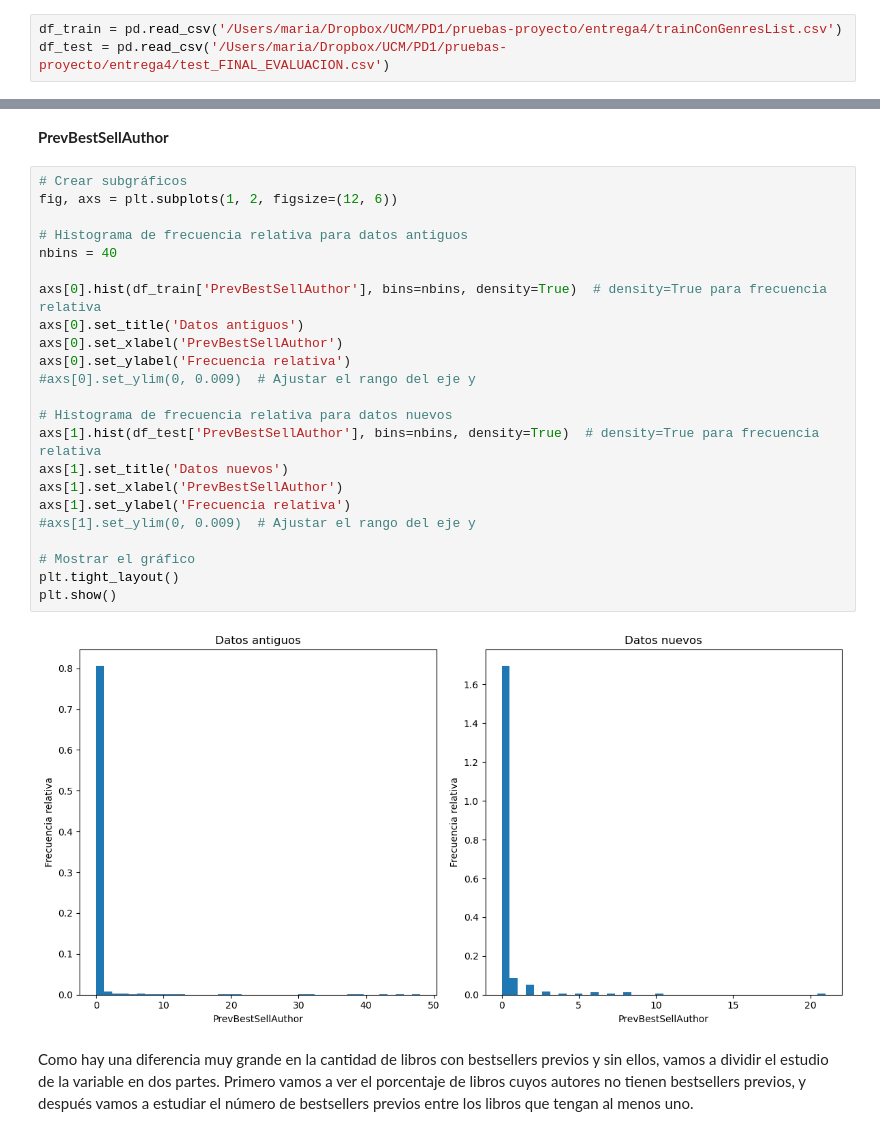
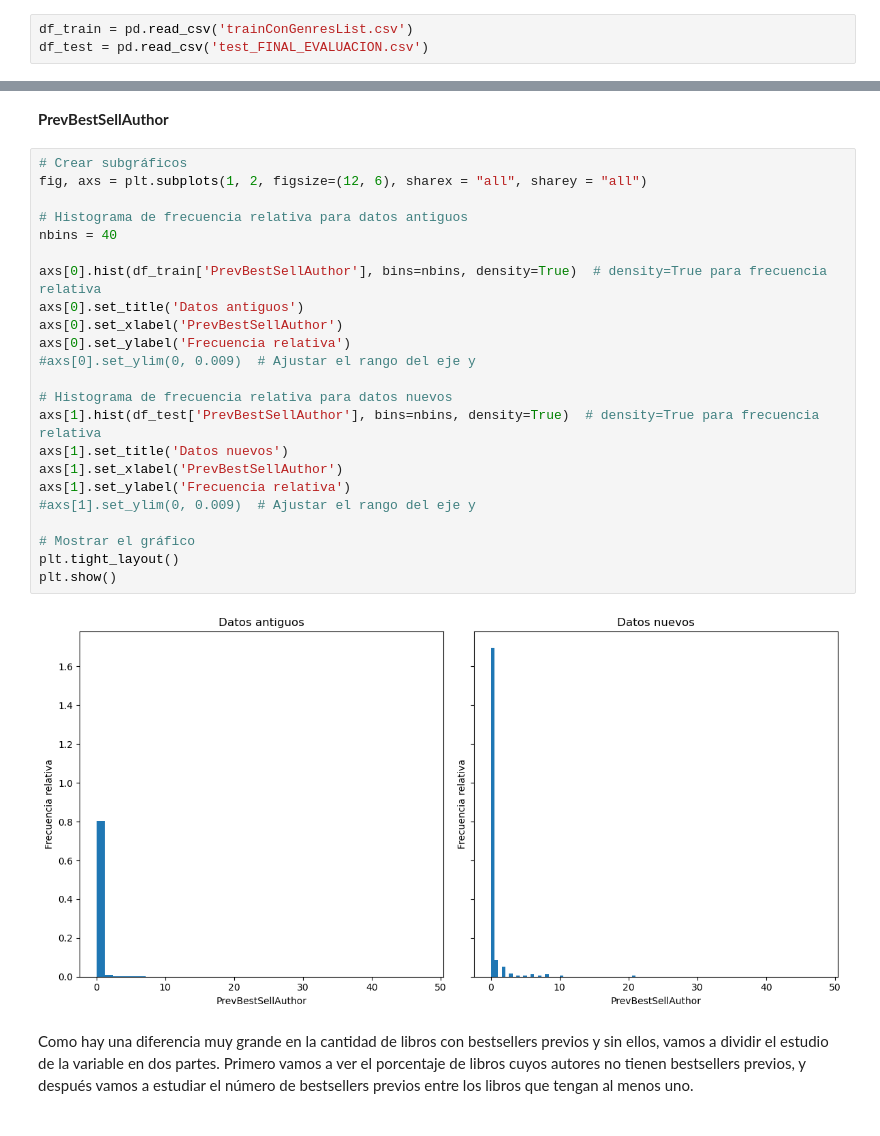
Before and after one commit to MMCCJJ/NOVELLA, a Jupyter notebook: exploracion/exploracion_variables_relevantes.ipynb, the cells around one changed output, grey strips where cells are left out. Cells and saved outputs as stored; diff of their text form.

```diff
--- a/exploracion/exploracion_variables_relevantes.ipynb
+++ b/exploracion/exploracion_variables_relevantes.ipynb
@@ -3,8 +9,8 @@ import pandas as pd
 # %% [markdown]
 ## Análisis variable respuesta
 # %%
-df_train = pd.read_csv('/Users/maria/Dropbox/UCM/PD1/pruebas-proyecto/entrega4/trainConGenresList.csv')
-df_test = pd.read_csv('/Users/maria/Dropbox/UCM/PD1/pruebas-proyecto/entrega4/test_FINAL_EVALUACION.csv')
+df_train = pd.read_csv('trainConGenresList.csv')
+df_test = pd.read_csv('test_FINAL_EVALUACION.csv')
 # %%
 df_train.head()
 # %% [output]
@@ -155,29 +161,29 @@ df_bookInterest
 **PrevBestSellAuthor**
 # %%
 # Crear subgráficos
-fig, axs = plt.subplots(1, 2, figsize=(12, 6))
+fig, axs = plt.subplots(1, 2, figsize=(12, 6), sharex = "all", sharey = "all")
 
 # Histograma de frecuencia relativa para datos antiguos
 nbins = 40
 
 axs[0].hist(df_train['PrevBestSellAuthor'], bins=nbins, density=True)  # density=True para frecuencia relativa
 axs[0].set_title('Datos antiguos')
 axs[0].set_xlabel('PrevBestSellAuthor')
 axs[0].set_ylabel('Frecuencia relativa')
 #axs[0].set_ylim(0, 0.009)  # Ajustar el rango del eje y
 
 # Histograma de frecuencia relativa para datos nuevos
 axs[1].hist(df_test['PrevBestSellAuthor'], bins=nbins, density=True)  # density=True para frecuencia relativa
 axs[1].set_title('Datos nuevos')
 axs[1].set_xlabel('PrevBestSellAuthor')
 axs[1].set_ylabel('Frecuencia relativa')
 #axs[1].set_ylim(0, 0.009)  # Ajustar el rango del eje y
 
 # Mostrar el gráfico
 plt.tight_layout()
 plt.show()
 # %% [output]
-[figure, old version]
+[figure, new version]
 # %% [markdown]
 Como hay una diferencia muy grande en la cantidad de libros con bestsellers previos y sin ellos, vamos a dividir el estudio de la variable en dos partes. Primero vamos a ver el porcentaje de libros cuyos autores no tienen bestsellers previos, y después vamos a estudiar el número de bestsellers previos entre los libros que tengan al menos uno.
 # %%
```
Also changed, not shown: parts of 3 cells of this notebook.
